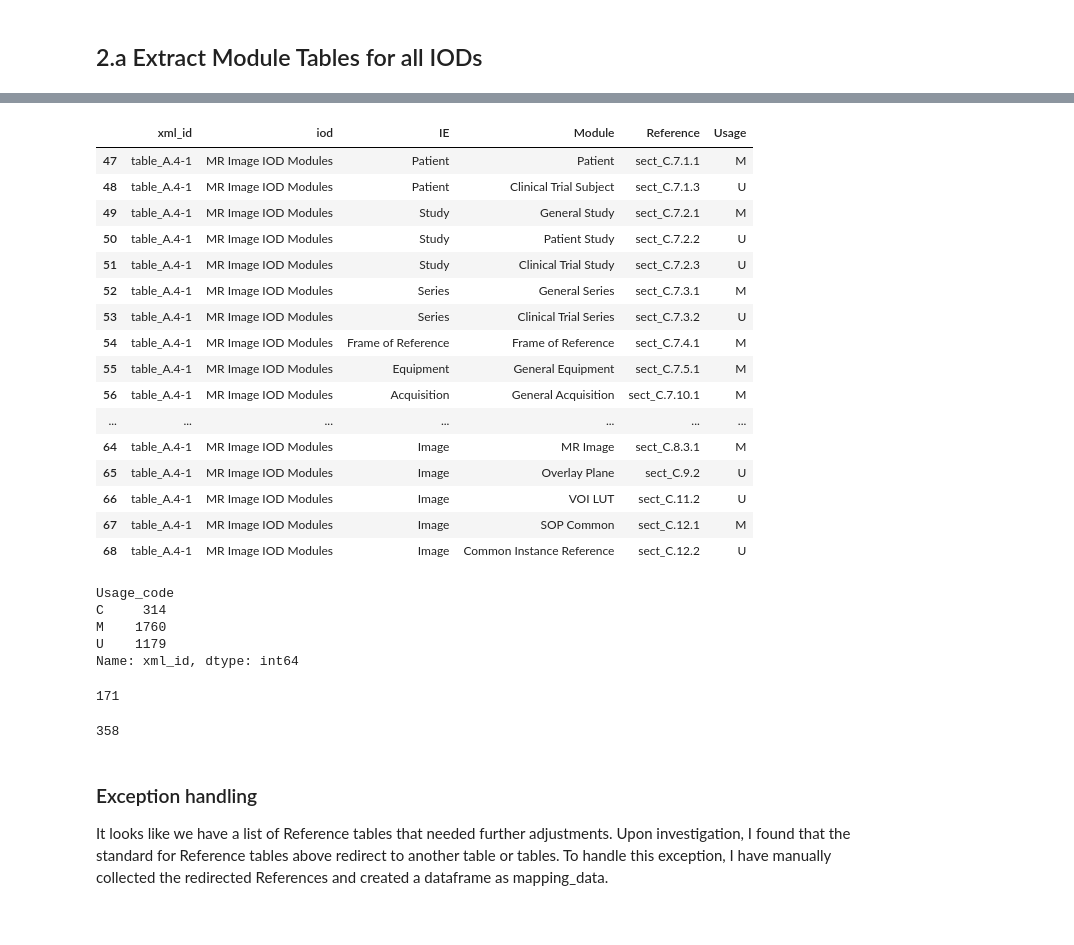
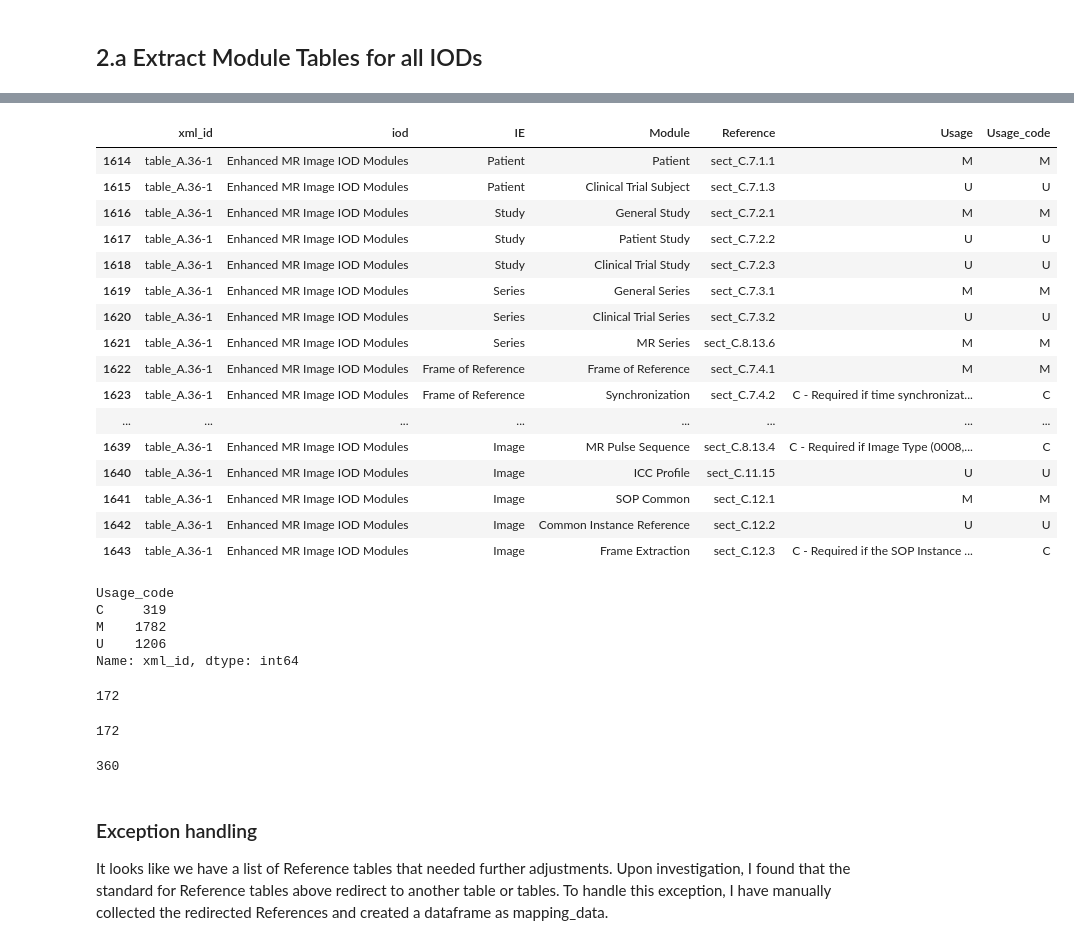
Before and after one commit to burnout909/DICOM2OMOP_PUBLIC, a Jupyter notebook: harvest_standards/DICOM_P3_harvest_xml.ipynb, the cells around one changed output, grey strips where cells are left out. Saved outputs shown, nothing was run; the diff lists cells and outputs as text; code cells hidden in the pictures.

```diff
--- a/harvest_standards/DICOM_P3_harvest_xml.ipynb
+++ b/harvest_standards/DICOM_P3_harvest_xml.ipynb
@@ -25,3 +25,10 @@ xml_content = response.content #서버로부터 받은 응답 원시 바이트
 
 # Parse the XML content
 soup = BeautifulSoup(xml_content, 'xml') #XML 데이터를 계층 구조로 분석
+# %%
+import requests
+import pandas as pd
+
+#Find the table with label 'A.36-1'
+table = soup.find('table', {'label' : 'A.36-1'})
+table
@@ -28,20 +72,4 @@ soup = BeautifulSoup(xml_content, 'xml') #XML 데이터를 계층 구조로 분
 # %%
-import requests
-import pandas as pd
-
-# Find the table with label 'A.36-1'
-table = soup.find('table', {'label': 'A.4-1'})
-
-# Find the section containing the table and extract its title
-section_title = soup.find('section', {'xml:id': table.parent['xml:id']}).find('title').text.strip()
-
-# Extract the part of the title before "IOD"
-iod_index = section_title.find(" IOD")
-iod = section_title[:iod_index]
-
-# Extract table headers
-headers = [th.text.strip() for th in table.find_all('th')]
-
 # Extract table rows
 rows = []
 current_ie = None
@@ -80,5 +108,4 @@ for tr in table.find_all('tr')[1:]:  # Skip the header row
 
     rows.append(cell_values)
 
-# Create a DataFrame
-df_iod = pd.DataFrame(rows, columns=['IOD'] + headers)
+rows
@@ -354,39 +427,43 @@ final_df
 # %%
-final_df[final_df['xml_id']=="table_A.4-1"]
+final_df[final_df['xml_id']=="table_A.36-1"]
 # %% [output]
-|  | xml_id | iod | IE | Module | Reference | Usage |
-| 47 | table_A.4-1 | MR Image IOD Modules | Patient | Patient | sect_C.7.1.1 | M |
-| 48 | table_A.4-1 | MR Image IOD Modules | Patient | Clinical Trial Subject | sect_C.7.1.3 | U |
-| 49 | table_A.4-1 | MR Image IOD Modules | Study | General Study | sect_C.7.2.1 | M |
-| 50 | table_A.4-1 | MR Image IOD Modules | Study | Patient Study | sect_C.7.2.2 | U |
-| 51 | table_A.4-1 | MR Image IOD Modules | Study | Clinical Trial Study | sect_C.7.2.3 | U |
-| 52 | table_A.4-1 | MR Image IOD Modules | Series | General Series | sect_C.7.3.1 | M |
-| 53 | table_A.4-1 | MR Image IOD Modules | Series | Clinical Trial Series | sect_C.7.3.2 | U |
-| 54 | table_A.4-1 | MR Image IOD Modules | Frame of Reference | Frame of Reference | sect_C.7.4.1 | M |
-| 55 | table_A.4-1 | MR Image IOD Modules | Equipment | General Equipment | sect_C.7.5.1 | M |
-| 56 | table_A.4-1 | MR Image IOD Modules | Acquisition | General Acquisition | sect_C.7.10.1 | M |
-| ... | ... | ... | ... | ... | ... | ... |
-| 64 | table_A.4-1 | MR Image IOD Modules | Image | MR Image | sect_C.8.3.1 | M |
-| 65 | table_A.4-1 | MR Image IOD Modules | Image | Overlay Plane | sect_C.9.2 | U |
-| 66 | table_A.4-1 | MR Image IOD Modules | Image | VOI LUT | sect_C.11.2 | U |
-| 67 | table_A.4-1 | MR Image IOD Modules | Image | SOP Common | sect_C.12.1 | M |
-| 68 | table_A.4-1 | MR Image IOD Modules | Image | Common Instance Reference | sect_C.12.2 | U |
+|  | xml_id | iod | IE | Module | Reference | Usage | Usage_code |
+| 1614 | table_A.36-1 | Enhanced MR Image IOD Modules | Patient | Patient | sect_C.7.1.1 | M | M |
+| 1615 | table_A.36-1 | Enhanced MR Image IOD Modules | Patient | Clinical Trial Subject | sect_C.7.1.3 | U | U |
+| 1616 | table_A.36-1 | Enhanced MR Image IOD Modules | Study | General Study | sect_C.7.2.1 | M | M |
+| 1617 | table_A.36-1 | Enhanced MR Image IOD Modules | Study | Patient Study | sect_C.7.2.2 | U | U |
+| 1618 | table_A.36-1 | Enhanced MR Image IOD Modules | Study | Clinical Trial Study | sect_C.7.2.3 | U | U |
+| 1619 | table_A.36-1 | Enhanced MR Image IOD Modules | Series | General Series | sect_C.7.3.1 | M | M |
+| 1620 | table_A.36-1 | Enhanced MR Image IOD Modules | Series | Clinical Trial Series | sect_C.7.3.2 | U | U |
+| 1621 | table_A.36-1 | Enhanced MR Image IOD Modules | Series | MR Series | sect_C.8.13.6 | M | M |
+| 1622 | table_A.36-1 | Enhanced MR Image IOD Modules | Frame of Reference | Frame of Reference | sect_C.7.4.1 | M | M |
+| 1623 | table_A.36-1 | Enhanced MR Image IOD Modules | Frame of Reference | Synchronization | sect_C.7.4.2 | C - Required if time synchronizat... | C |
+| ... | ... | ... | ... | ... | ... | ... | ... |
+| 1639 | table_A.36-1 | Enhanced MR Image IOD Modules | Image | MR Pulse Sequence | sect_C.8.13.4 | C - Required if Image Type (0008,... | C |
+| 1640 | table_A.36-1 | Enhanced MR Image IOD Modules | Image | ICC Profile | sect_C.11.15 | U | U |
+| 1641 | table_A.36-1 | Enhanced MR Image IOD Modules | Image | SOP Common | sect_C.12.1 | M | M |
+| 1642 | table_A.36-1 | Enhanced MR Image IOD Modules | Image | Common Instance Reference | sect_C.12.2 | U | U |
+| 1643 | table_A.36-1 | Enhanced MR Image IOD Modules | Image | Frame Extraction | sect_C.12.3 | C - Required if the SOP Instance ... | C |
 # %%
-final_df.groupby('Usage_code')['xml_id'].count()
+final_df.groupby('Usage_code')['xml_id'].count() #groupby(condition column)[pk]
 # %% [output]
 Usage_code
-C     314
-M    1760
-U    1179
+C     319
+M    1782
+U    1206
 Name: xml_id, dtype: int64
+# %%
+final_df['iod'].nunique()
+# %% [output]
+172
 # %%
 final_df['xml_id'].nunique()
 # %% [output]
-171
+172
 # %%
 final_df['Reference'].nunique()
 # %% [output]
-358
+360
 # %% [markdown]
 ### Exception handling
 It looks like we have a list of Reference tables that needed further adjustments. Upon investigation, I found that the standard for Reference tables above redirect to another table or tables. To handle this exception, I have manually collected the redirected References and created a dataframe as mapping_data.
```
Also changed, not shown: parts of 27 cells of this notebook, 2 other files.
